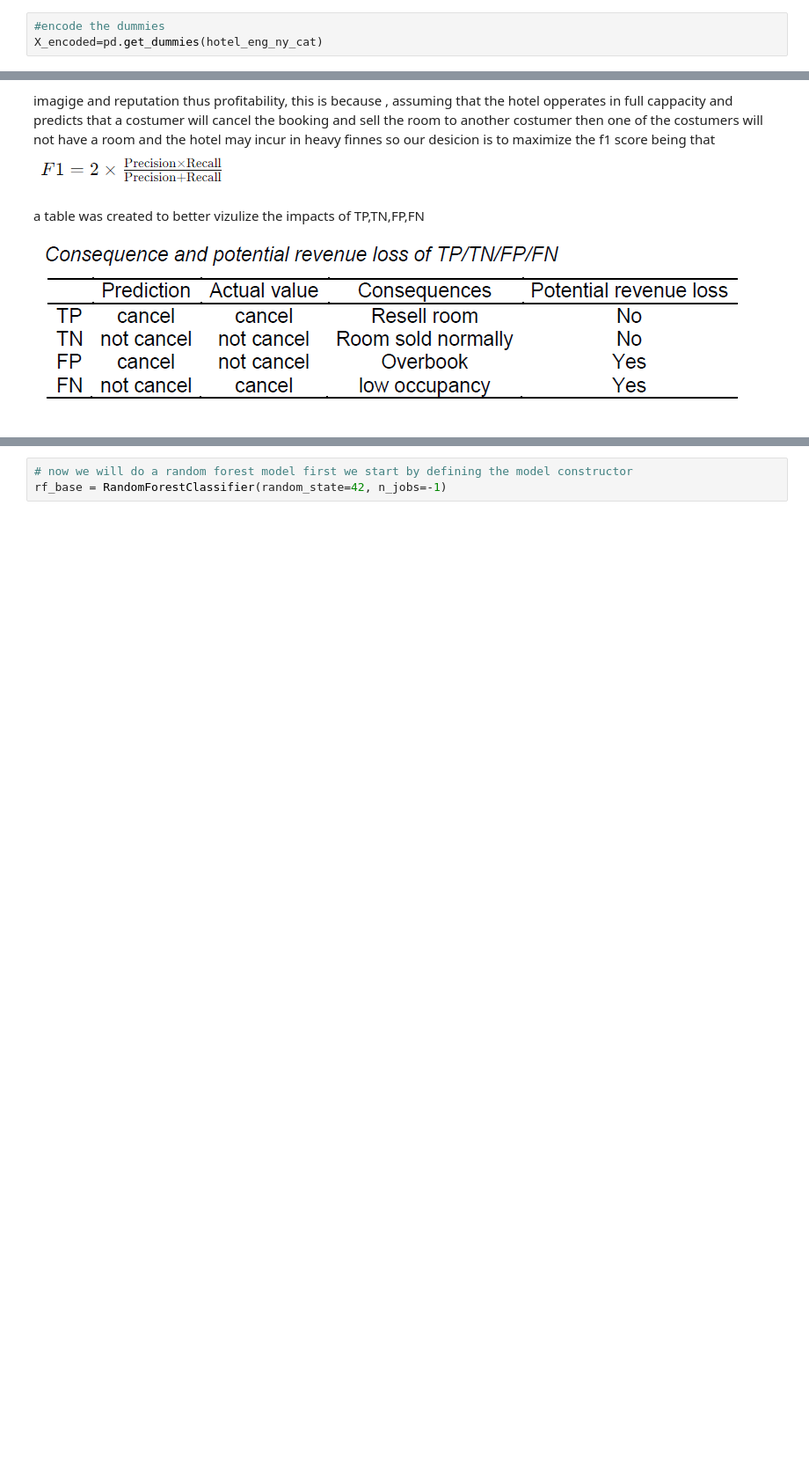
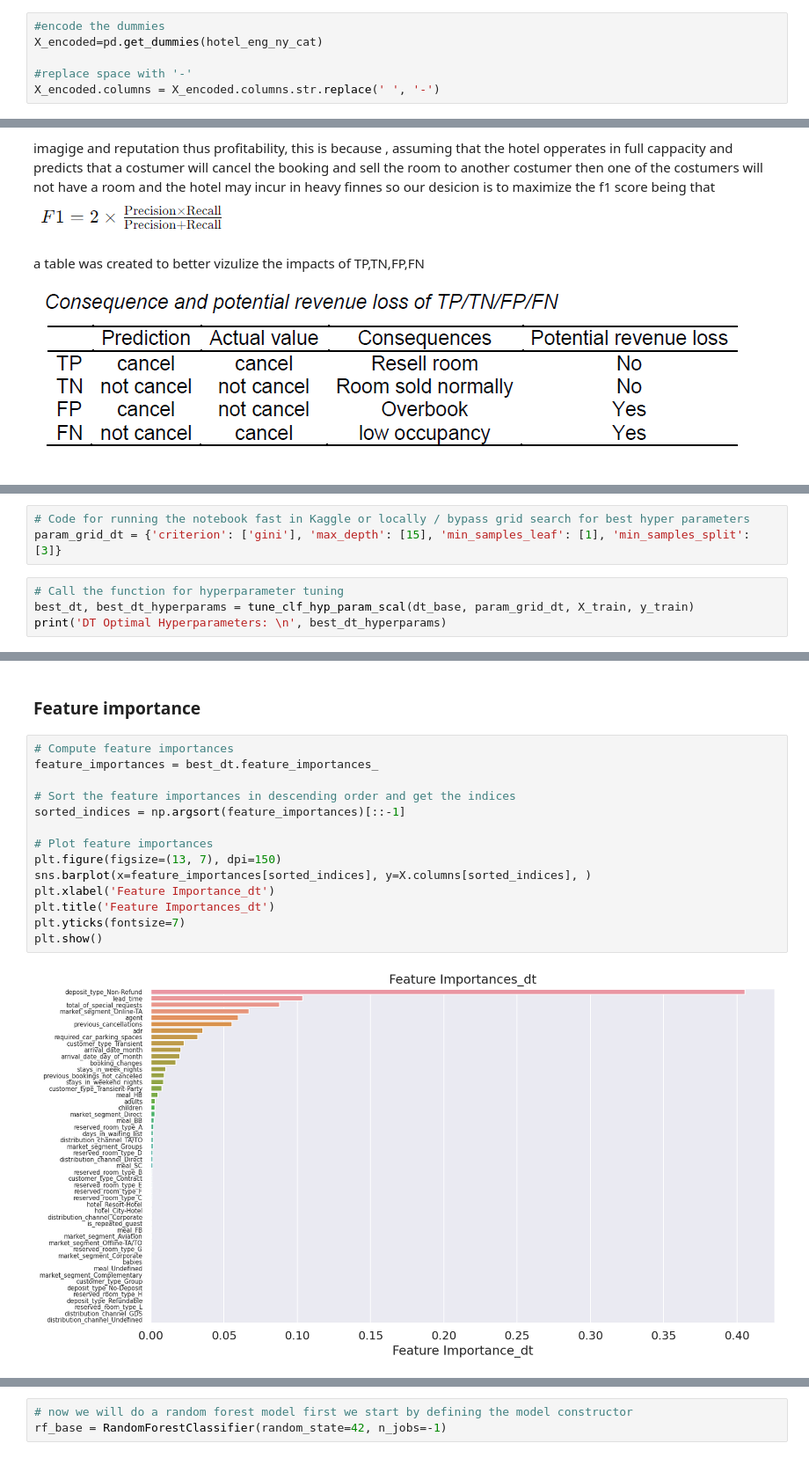
Before and after one commit to ursumarius/booking-cancellations-ML-intro, a Jupyter notebook: modeling/hotel-booking-eda-intro-to-ml.ipynb, the cells around one changed output, grey strips where cells are left out. Shown at 88% size. Drawn from its saved outputs; the diff is of its cells as text; blank space fills up the shorter version.

```diff
--- a/modeling/hotel-booking-eda-intro-to-ml.ipynb
+++ b/modeling/hotel-booking-eda-intro-to-ml.ipynb
@@ -684,6 +590,9 @@ customer_type: This is a nominal variable.
 # %%
 #encode the dummies
 X_encoded=pd.get_dummies(hotel_eng_ny_cat)
+
+#replace space with '-'
+X_encoded.columns = X_encoded.columns.str.replace(' ', '-')
 # %%
 X_encoded.info()
 # %% [output]
@@ -988,0 +979,7 @@ majority class ( but we have used the stratified split data)
+# %%
+# Code for running the notebook fast in Kaggle or locally / bypass grid search for best hyper parameters
+param_grid_dt = {'criterion': ['gini'], 'max_depth': [15], 'min_samples_leaf': [1], 'min_samples_split': [3]}
+# %%
+# Call the function for hyperparameter tuning
+best_dt, best_dt_hyperparams = tune_clf_hyp_param_scal(dt_base, param_grid_dt, X_train, y_train)
+print('DT Optimal Hyperparameters: \n', best_dt_hyperparams)
@@ -988,0 +1037,18 @@ majority class ( but we have used the stratified split data)
+# %% [markdown]
+### Feature importance
+# %%
+# Compute feature importances
+feature_importances = best_dt.feature_importances_
+
+# Sort the feature importances in descending order and get the indices
+sorted_indices = np.argsort(feature_importances)[::-1]
+
+# Plot feature importances
+plt.figure(figsize=(13, 7), dpi=150)
+sns.barplot(x=feature_importances[sorted_indices], y=X.columns[sorted_indices], )
+plt.xlabel('Feature Importance_dt')
+plt.title('Feature Importances_dt')
+plt.yticks(fontsize=7)
+plt.show()
+# %% [output]
+[figure, added]
```
Also changed, not shown: parts of 140 cells of this notebook.
